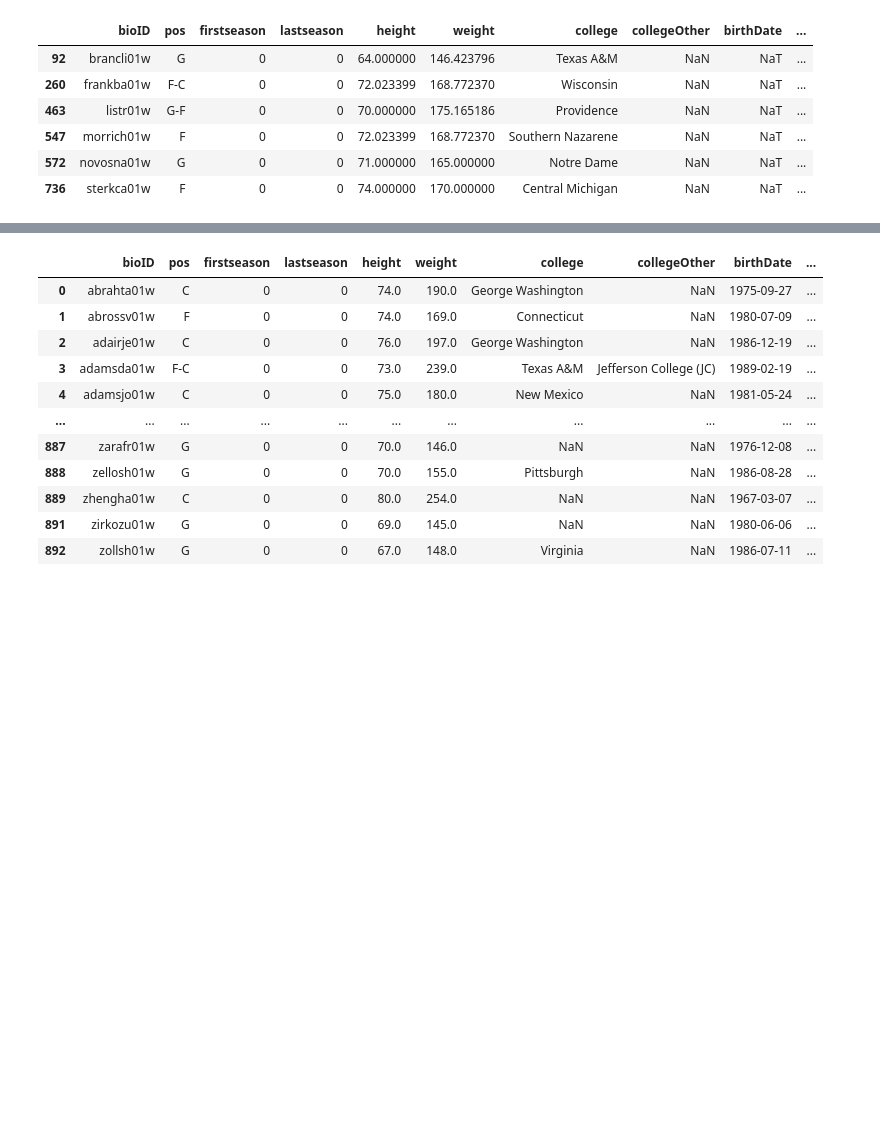
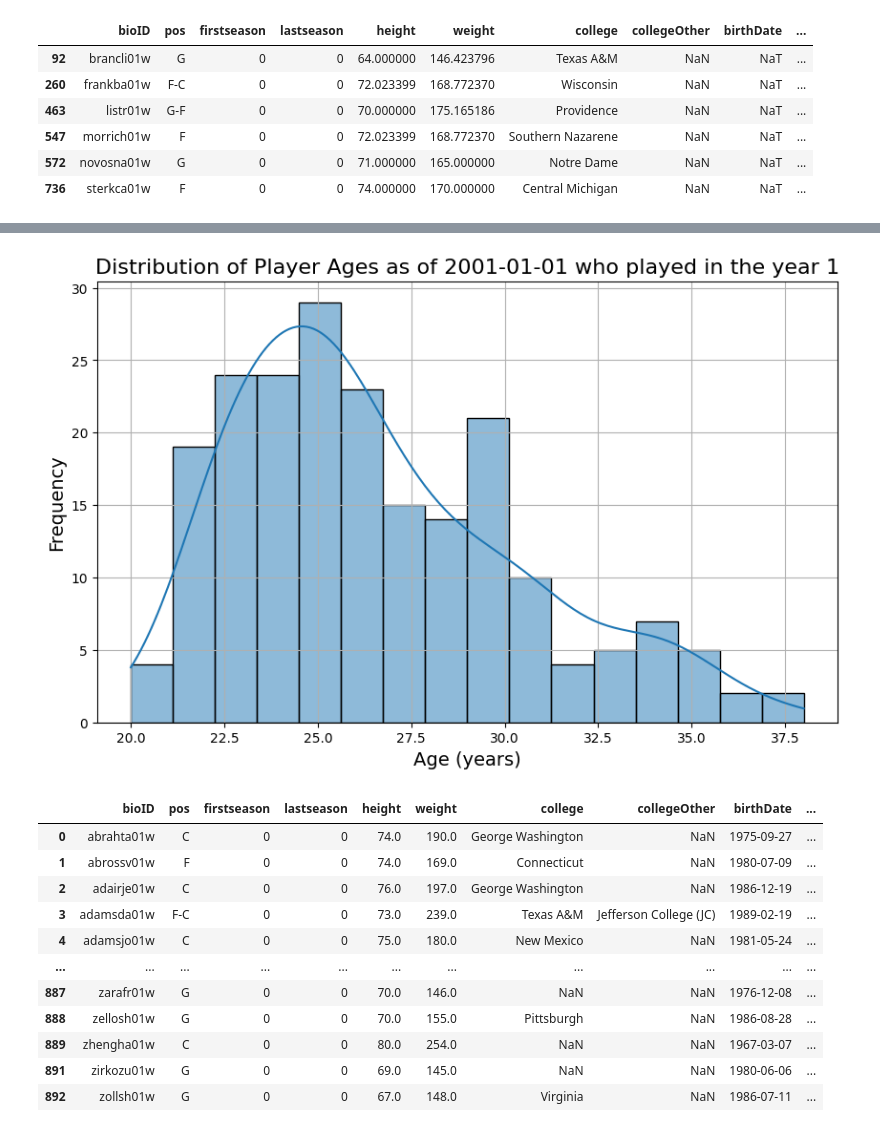
Before and after one commit to jmisidro/FEUP_ML, a Jupyter notebook: src/data_cleaning.ipynb, the cells around one changed output, grey strips where cells are left out. Saved outputs shown, nothing was run; the diff lists cells and outputs as text; code cells hidden in the pictures; blank space fills up the shorter version.

```diff
--- a/src/data_cleaning.ipynb
+++ b/src/data_cleaning.ipynb
@@ -191,3 +221,36 @@ There is 5 players with invalid birthdate.
+# %%
+# Specify the year of interest (1 corresponds to the year 2000)
+year_of_interest = 1
+reference_date = pd.to_datetime('2001-01-01')  # Calculate age as of 2001-01-01
+
+# merge tables players and players_teams : players have 'bioID' and players_teams have 'playerID'
+players_in_year = pd.merge(players_teams, players, left_on='playerID', right_on='bioID', how='inner')
+
+# Filter the players who were active in the year of interest
+players_in_year = players_in_year[players_in_year['year'] == year_of_interest]
+
+# Calculate age in years
+players_in_year['age'] = (reference_date - players_in_year['birthDate']).dt.days // 365.25
+
+# Set the figure size
+plt.figure(figsize=(10, 6))
+
+# Create a histogram to show the distribution of ages
+sbn.histplot(players_in_year['age'].dropna(), bins=16, kde=True)
+
+# Add titles and labels
+plt.title('Distribution of Player Ages as of 2001-01-01 who played in the year 1', fontsize=16)
+plt.xlabel('Age (years)', fontsize=14)
+plt.ylabel('Frequency', fontsize=14)
+
+# Show the plot
+plt.grid(True)
+plt.show()
+
+# Drop the age column if not needed afterwards
+players_in_year.drop('age', axis=1, inplace=True)
+# %% [output]
+[figure, added]
 # %%
 # check for invalid death dates with format YYYY-MM-DD
 players['deathDate'] = pd.to_datetime(players['deathDate'], errors='coerce')
```
Also changed, not shown: parts of 4 cells of this notebook, 2 other files.
